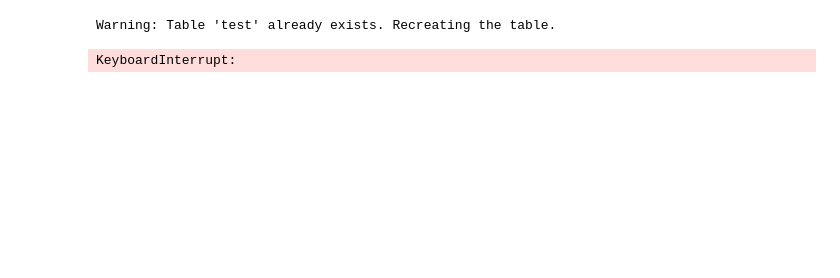
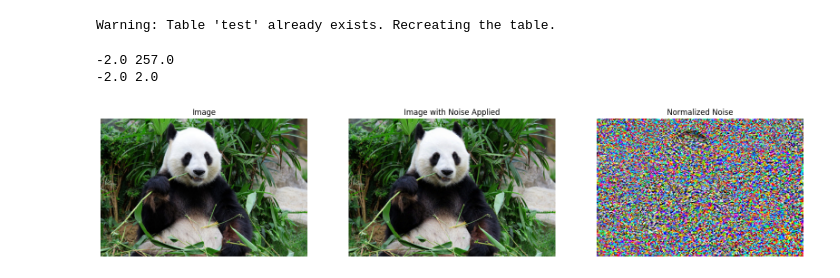
Before and after one commit to pavanreddy-ml/adversarial-lab, a Jupyter notebook: examples/targeted_misclassification copy.ipynb, the cells around one changed output. Saved outputs shown, nothing was run; the diff lists cells and outputs as text; code cells hidden in the pictures; blank space fills up the shorter version.

```diff
--- a/examples/targeted_misclassification copy.ipynb
+++ b/examples/targeted_misclassification copy.ipynb
@@ -67,10 +69,21 @@ loss = CategoricalCrossEntropy(penalties=[LpNorm(p=2, lambda_val=0.3)])
+# %%
+con1 = POClip(min=-2, max=2)
+con2 = PONoisedSampleBounding(min=0, max=255)
+# %%
+ng = AdditiveNoiseGenerator(scale=[0, 255], dist="zeros")
 # %%
 attacker = WhiteBoxMisclassification(
-    model, optim, loss, preprocessing=pp, analytics=analytics, verbose=3)
+    model, optim, loss, noise_generator=ng, constraints=[con1, con2], preprocessing=pp, analytics=analytics, verbose=3)
 # %%
 noise = attacker.attack(image_array, target_class=924,
-                        epochs=200, strategy="random")
+                        epochs=5, strategy="random", on_original=True)
-# %% [output]
-KeyboardInterrupt:
+# %%
+print(np.min(image_array+noise[0]), np.max(image_array+noise[0]))
+print(np.min(noise[0]), np.max(noise[0]))
+# %% [output]
+-2.0 257.0
+-2.0 2.0
 # %%
-plot_images_and_noise(pp.preprocess(image_array), noise[0])
+Plotting.plot_images_and_noise(image_array, noise[0])
+# %% [output]
+[figure, added]
```
Also changed, not shown: parts of 5 cells of this notebook, 34 other files.
